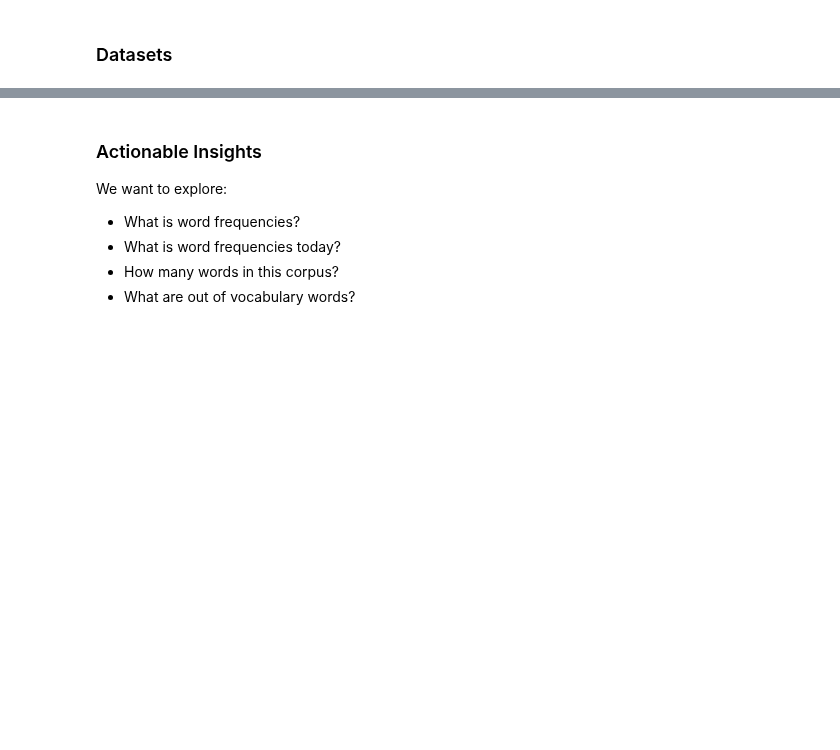
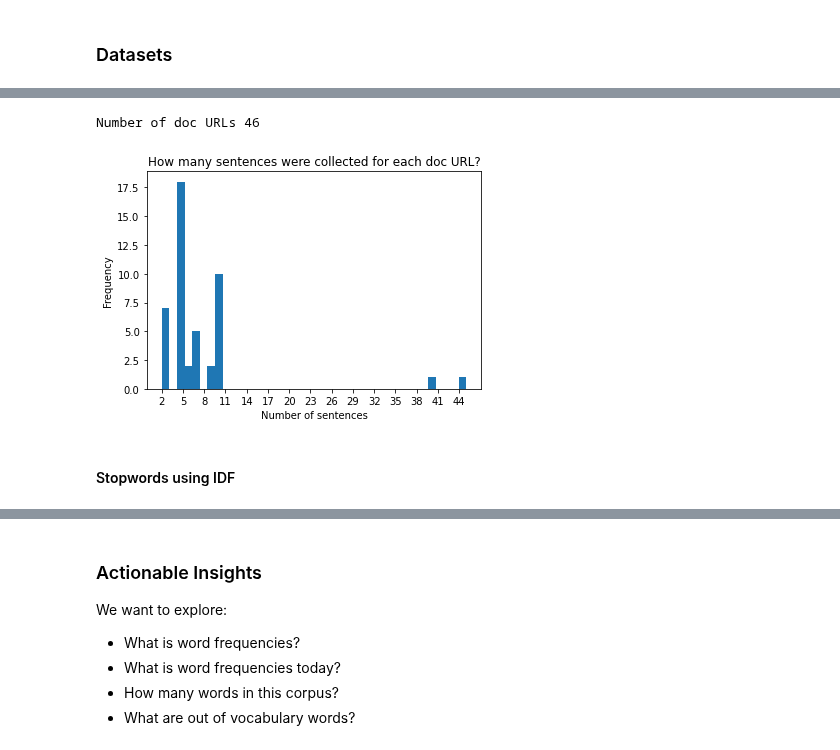
Before and after one commit to undertheseanlp/underthesea, a Jupyter notebook: notebooks/COL/Challenge.ipynb, the cells around one changed output, grey strips where cells are left out. Drawn from its saved outputs; the diff is of its cells as text; code cells hidden in the pictures; blank space fills up the shorter version.

Commit message:
GH-434: Add 60 news sentences, doc analyzer, word IDF (#446)

```diff
--- a/notebooks/COL/Challenge.ipynb
+++ b/notebooks/COL/Challenge.ipynb
@@ -50,2 +51,18 @@ Number of sentences 300
 # %%
 sent_ids = analyzer.analyze_sent_ids(dataset)
+# %%
+doc_sents = analyzer.analyze_doc_sent_freq(dataset)
+# %% [output]
+Number of doc URLs 46
+# %%
+x = [item[1] for item in doc_sents]
+plt.hist(x, bins=40)
+plt.xticks(np.arange(min(x), max(x)+1, 3))
+plt.title("How many sentences were collected for each doc URL?")
+plt.xlabel("Number of sentences")
+plt.ylabel("Frequency")
+plt.show()
+# %% [output]
+[figure, added]
+# %% [markdown]
+#### Stopwords using IDF
```
Also changed, not shown: parts of 7 cells of this notebook, 4 other files.
